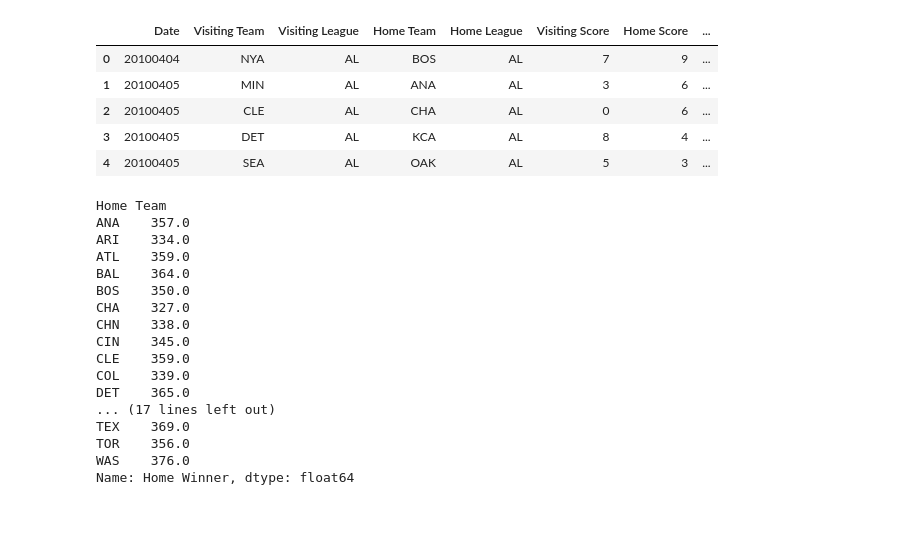
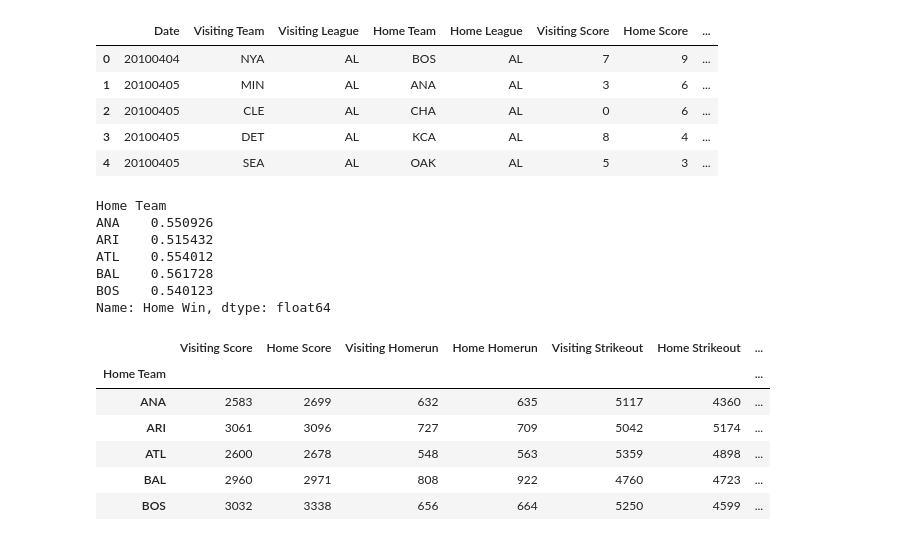
Before and after one commit to alexisperumal/baseball-predictor, a Jupyter notebook: young/baseball-predictor-Young-homerun.ipynb, the cells around one changed output. Cells and saved outputs as stored; diff of their text form; code cells hidden in the pictures.

```diff
--- a/young/baseball-predictor-Young-homerun.ipynb
+++ b/young/baseball-predictor-Young-homerun.ipynb
@@ -78,10 +78,13 @@ season_df = season_df.rename(columns={'Col_1':'Date',
                                      'Col_10':'Visiting Score',
                                      'Col_11':'Home Score',
                                      'Col_26':'Visiting Homerun',
-                                     'Col_54':'Home Homerun'
+                                     'Col_54':'Home Homerun',
+                                     'Col_33':'Visiting Strikeout',
+                                     'Col_61':'Home Strikeout',
+
                                      })
 season_df = season_df[['Date', 'Visiting Team', 'Visiting League', 'Home Team', 'Home League',
-                       'Visiting Score','Home Score','Visiting Homerun','Home Homerun']]
+                       'Visiting Score','Home Score','Visiting Homerun','Home Homerun','Visiting Strikeout','Home Strikeout']]
 #season_df
 # %%
 # Identify incomplete rows
@@ -116,27 +122,25 @@ season_df.head()
 | 3 | 20100405 | DET | AL | KCA | AL | 8 | 4 | ... |
 | 4 | 20100405 | SEA | AL | OAK | AL | 5 | 3 | ... |
 # %%
-season_df.groupby('Home Team')['Home Winner'].sum()
+win_rate = season_df.groupby('Home Team')['Home Win'].mean()
+win_rate.head()
 # %% [output]
 Home Team
-ANA    357.0
-ARI    334.0
-ATL    359.0
-BAL    364.0
-BOS    350.0
-CHA    327.0
-CHN    338.0
-CIN    345.0
-CLE    359.0
-COL    339.0
-DET    365.0
-... (17 lines left out)
-TEX    369.0
-TOR    356.0
-WAS    376.0
-Name: Home Winner, dtype: float64
+ANA    0.550926
+ARI    0.515432
+ATL    0.554012
+BAL    0.561728
+BOS    0.540123
+Name: Home Win, dtype: float64
 # %%
 sum_season_df = season_df.groupby(['Home Team']).sum()
-def to_bool(s):
-    return 1 if 'Home Winner' == 'true' else 0
+sum_season_df =sum_season_df.drop('Date', axis=1)
 sum_season_df.head()
+# %% [output]
+|  | Visiting Score | Home Score | Visiting Homerun | Home Homerun | Visiting Strikeout | Home Strikeout | ... |
+| Home Team |  |  |  |  |  |  | ... |
+| ANA | 2583 | 2699 | 632 | 635 | 5117 | 4360 | ... |
+| ARI | 3061 | 3096 | 727 | 709 | 5042 | 5174 | ... |
+| ATL | 2600 | 2678 | 548 | 563 | 5359 | 4898 | ... |
+| BAL | 2960 | 2971 | 808 | 922 | 4760 | 4723 | ... |
+| BOS | 3032 | 3338 | 656 | 664 | 5250 | 4599 | ... |
```
Also changed, not shown: parts of 6 cells of this notebook, 2 other files.
